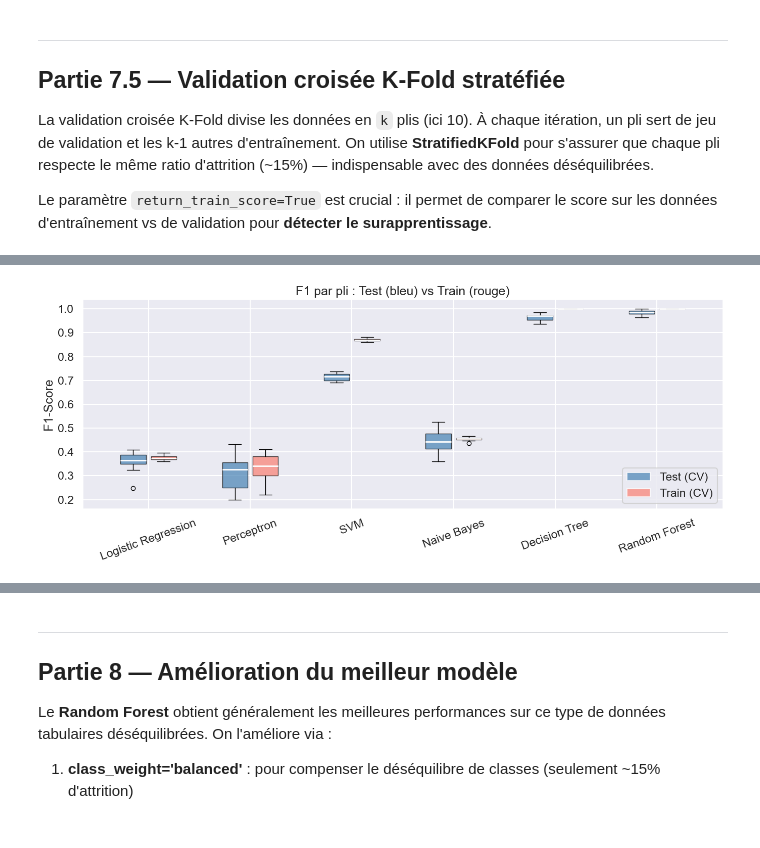
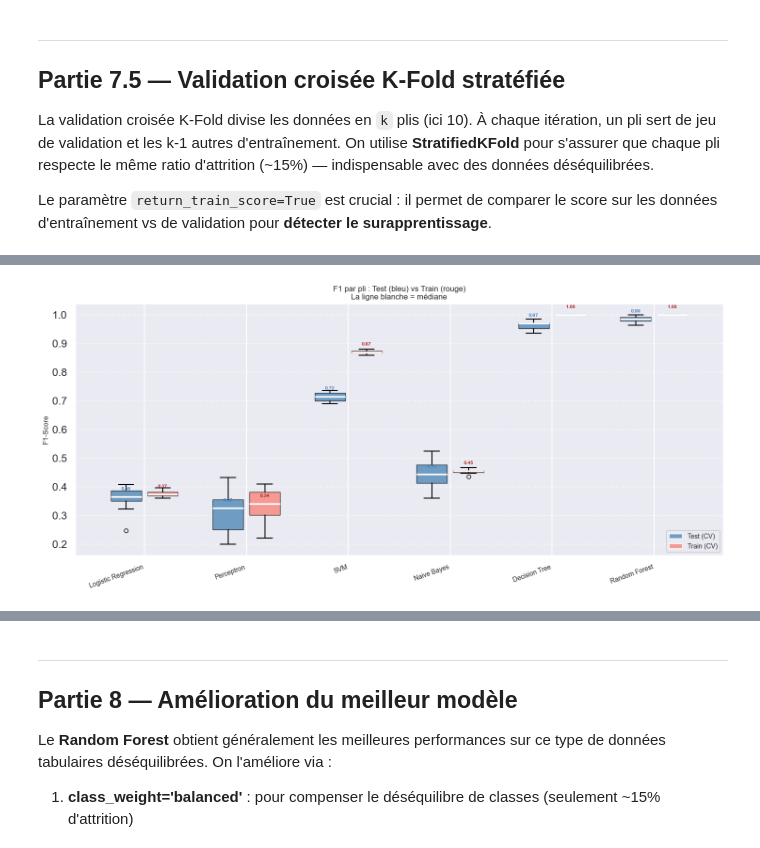
Before and after one commit to haksolot/HumanForYou, a Jupyter notebook: HumanForYou_Attrition.ipynb, the cells around one changed output, grey strips where cells are left out. Cells and saved outputs as stored; diff of their text form; code cells hidden in the pictures.

```diff
--- a/HumanForYou_Attrition.ipynb
+++ b/HumanForYou_Attrition.ipynb
@@ -882,14 +918,14 @@ summary_rows = []
 for name, scores in cv_results.items():
     summary_rows.append({
         'Modele'             : name,
-        'F1 Train (moy)'     : round(scores['train_f1'].mean(), 3),
-        'F1 Test (moy)'      : round(scores['test_f1'].mean(), 3),
+        'F1 Train (med)'     : round(np.median(scores['train_f1']), 3),
+        'F1 Test (med)'      : round(np.median(scores['test_f1']), 3),
         'F1 Test (std)'      : round(scores['test_f1'].std(), 3),
-        'Recall Test (moy)'  : round(scores['test_recall'].mean(), 3),
-        'ROC-AUC Test (moy)' : round(scores['test_roc_auc'].mean(), 3),
-        'Ecart Train-Test'   : round(scores['train_f1'].mean() - scores['test_f1'].mean(), 3),
+        'Recall Test (med)'  : round(np.median(scores['test_recall']), 3),
+        'ROC-AUC Test (med)' : round(np.median(scores['test_roc_auc']), 3),
+        'Ecart Train-Test (med)'   : round(np.median(scores['train_f1']) - np.median(scores['test_f1']), 3),
     })
 
 cv_df = pd.DataFrame(summary_rows).set_index('Modele')
-cv_df.sort_values('F1 Test (moy)', ascending=False)
+cv_df.sort_values('F1 Test (med)', ascending=False)
 # %% [output]
@@ -904,44 +940,59 @@ cv_df.sort_values('F1 Test (moy)', ascending=False)
 # %%
-# Boxplot F1 test vs train par modele
-fig, ax = plt.subplots(figsize=(14, 6))
+# Boxplot F1 test vs train par modèle
+fig, ax = plt.subplots(figsize=(15, 7))
 names = list(cv_results.keys())
 positions = np.arange(len(names))
 test_f1_all  = [cv_results[n]['test_f1']  for n in names]
 train_f1_all = [cv_results[n]['train_f1'] for n in names]
 
-ax.boxplot(test_f1_all,  positions=positions - 0.15, widths=0.25,
+ax.boxplot(test_f1_all,  positions=positions - 0.18, widths=0.3,
            patch_artist=True,
-           boxprops=dict(facecolor='steelblue', alpha=0.7),
-           medianprops=dict(color='white', linewidth=2))
-ax.boxplot(train_f1_all, positions=positions + 0.15, widths=0.25,
+           boxprops=dict(facecolor='steelblue', alpha=0.75),
+           medianprops=dict(color='white', linewidth=2.5),
+           whiskerprops=dict(linewidth=1.5),
+           capprops=dict(linewidth=1.5))
+ax.boxplot(train_f1_all, positions=positions + 0.18, widths=0.3,
            patch_artist=True,
-           boxprops=dict(facecolor='salmon', alpha=0.7),
-           medianprops=dict(color='white', linewidth=2))
+           boxprops=dict(facecolor='salmon', alpha=0.75),
+           medianprops=dict(color='white', linewidth=2.5),
+           whiskerprops=dict(linewidth=1.5),
+           capprops=dict(linewidth=1.5))
+
+# Annoter les médianes
+for pos, scores in zip(positions - 0.18, test_f1_all):
+    ax.text(pos, np.median(scores) + 0.02, f'{np.median(scores):.2f}',
+            ha='center', va='bottom', fontsize=7.5, color='steelblue', fontweight='bold')
+for pos, scores in zip(positions + 0.18, train_f1_all):
+    ax.text(pos, np.median(scores) + 0.02, f'{np.median(scores):.2f}',
+            ha='center', va='bottom', fontsize=7.5, color='firebrick', fontweight='bold')
+
 ax.set_xticks(positions)
-ax.set_xticklabels(names, rotation=20)
-ax.set_ylabel('F1-Score')
-ax.set_title('F1 par pli : Test (bleu) vs Train (rouge)')
+ax.set_xticklabels(names, rotation=20, ha='right', fontsize=10)
+ax.set_ylabel('F1-Score', fontsize=11)
+ax.set_title('F1 par pli : Test (bleu) vs Train (rouge)\nLa ligne blanche = médiane', fontsize=12)
+ax.yaxis.grid(True, linestyle='--', alpha=0.5)
+ax.set_axisbelow(True)
 from matplotlib.patches import Patch
 ax.legend(handles=[
-    Patch(facecolor='steelblue', alpha=0.7, label='Test (CV)'),
-    Patch(facecolor='salmon',    alpha=0.7, label='Train (CV)'),
-], loc='lower right')
+    Patch(facecolor='steelblue', alpha=0.75, label='Test (CV)'),
+    Patch(facecolor='salmon',    alpha=0.75, label='Train (CV)'),
+], loc='lower right', fontsize=10)
 plt.tight_layout()
 plt.show()
 
-print("Interpretation de l'ecart Train-Test (F1) :")
-print('  < 0.05  -> pas de surapprentissage notable')
-print('  0.05-0.15 -> surapprentissage modere')
-print('  > 0.15  -> surapprentissage important')
+print("Ecart Train-Test (F1 médiane) :")
+print('  < 0.05    -> OK - stable')
+print('  0.05-0.15 -> surapprentissage modéré')
+print('  > 0.15    -> SURAPPRENTISSAGE IMPORTANT')
 print()
 for name in names:
-    ecart = round(cv_results[name]['train_f1'].mean() - cv_results[name]['test_f1'].mean(), 3)
+    ecart = round(np.median(cv_results[name]['train_f1']) - np.median(cv_results[name]['test_f1']), 3)
     if ecart < 0.05:
         niveau = 'OK - stable'
     elif ecart < 0.15:
-        niveau = 'surapprentissage modere'
+        niveau = 'surapprentissage modéré'
     else:
         niveau = 'SURAPPRENTISSAGE IMPORTANT'
     print(f'  {name:<22} : ecart = {ecart:.3f} -> {niveau}')
 # %% [output]
-[figure, old version]
+[figure, new version]
```
Also changed, not shown: parts of 16 cells of this notebook.
